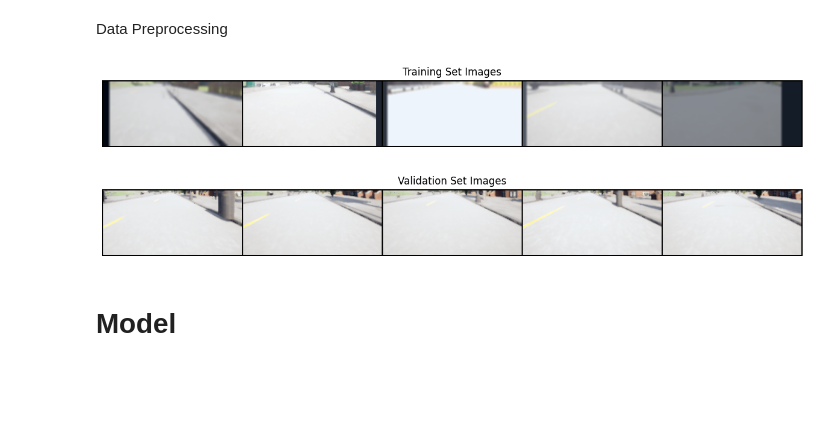
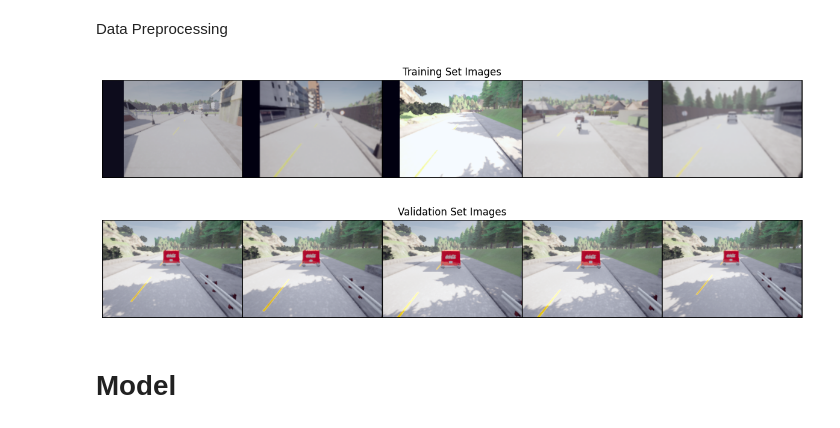
Before and after one commit to prakcoin/ENDEAVR-AutoPilot, a Jupyter notebook: train/AV Training.ipynb, the cells around one changed output. Saved outputs shown, nothing was run; the diff lists cells and outputs as text; code cells hidden in the pictures; blank space fills up the shorter version.

Commit message:
README + latest training results
Trained using newest dataset to great results, model seems like it could do better since it consistently underfits but it beats out the original papers loss

```diff
--- a/train/AV Training.ipynb
+++ b/train/AV Training.ipynb
@@ -112,8 +140,8 @@ class RandomHorizontalFlipWithSteeringAngle(object):
 Data Preprocessing
 # %%
 class AVDataset(Dataset):
-    def __init__(self, data_path, resize, transform):
-        self.file_paths = glob.glob(os.path.join(data_path, "*.h5"))
+    def __init__(self, data_path, transform):
+        self.file_paths = glob.glob(os.path.join(data_path, "*.hdf5"))
         self.file_paths.sort()
         self.lengths = []
         self.total_length = 0
@@ -125,7 +153,6 @@ class AVDataset(Dataset):
             self.lengths.append(length)
             self.total_length += length
 
-        self.resize = resize
         self.transform = transform
 
     def __len__(self):
@@ -142,29 +169,29 @@ class AVDataset(Dataset):
 
         file = self.files[file_idx]
 
-        input_image = torch.tensor(file['image'][idx]).permute(2, 0, 1)
-        speed_value = torch.tensor(file['speed'][idx][0], dtype=torch.float32)
+        input_image = torch.tensor(file['rgb'][idx]).permute(2, 0, 1)
+        speed_value = torch.tensor(file['measurements'][idx][0], dtype=torch.float32)
         speed_value = torch.clamp(speed_value / 40.0, 0, 1.0).to(torch.float32)
         hlc_value = torch.tensor(file['hlc'][idx][0], dtype=torch.long)
         hlc_value = F.one_hot(hlc_value.to(torch.int64), num_classes=4)
+        light_value = torch.tensor(file['light'][idx][0], dtype=torch.long)
+        light_value = F.one_hot(light_value.to(torch.int64), num_classes=4)
         control_value = file['controls'][idx]
-
-        if self.resize:
-            input_image = T.resize(input_image, (52, 112))
 
         if self.transform:
             input_image, control_value = ShiftAndAdjustSteer(shift_fraction=0.15, steer_adjust=1.0)(input_image, control_value)
-            input_image = v2.ColorJitter(brightness=0.5, contrast=0.5, saturation=None, hue=None)(input_image)
-            input_image = v2.RandomApply(torch.nn.ModuleList([v2.GaussianBlur(kernel_size=5, sigma=(0.5, 3.)),]), p=0.5)(input_image)
+            input_image = v2.ColorJitter(brightness=0.2, contrast=0.2, saturation=None, hue=None)(input_image)
+            input_image = v2.RandomApply(torch.nn.ModuleList([v2.GaussianBlur(kernel_size=5, sigma=(0.2, 2.)),]), p=0.5)(input_image)
+            #input_image = AddRandomDarkPolygons(p=0.5)(input_image)
 
         input_image = input_image / 255.0
-        input_image = v2.Normalize(mean=(0.8280, 0.8017, 0.7688,), std=(0.1420, 0.1428, 0.1463,))(input_image)
-        control_value = torch.tensor([(control_value[0]+ 1.0) / 2.0, (control_value[1] - control_value[2] + 1.0) / 2.0], dtype=torch.float32)
+        input_image = v2.Normalize(mean=(0.7548, 0.7418, 0.7100,), std=(0.1905, 0.1858, 0.1949,))(input_image)
+        control_value = torch.tensor([(control_value[0] - control_value[2] + 1.0) / 2.0, (control_value[1]+ 1.0) / 2.0], dtype=torch.float32)
 
-        return input_image, hlc_value, speed_value, control_value
+        return input_image, hlc_value, speed_value, light_value, control_value
 
-train_dataset = AVDataset(data_path='/content/drive/My Drive/AV Research/Data/Training Data/', resize=False, transform=True)
-val_dataset = AVDataset(data_path='/content/drive/My Drive/AV Research/Data/Val Data/', resize=False, transform=False)
+train_dataset = AVDataset(data_path='/content/drive/My Drive/AV Research/Data/segmentation-carla-driving/train', transform=True)
+val_dataset = AVDataset(data_path='/content/drive/My Drive/AV Research/Data/segmentation-carla-driving/val', transform=False)
 
 batch_size = 32
 train_loader = DataLoader(train_dataset, batch_size=batch_size, shuffle=True, num_workers=1, pin_memory=True)
@@ -172,31 +199,30 @@ val_loader = DataLoader(val_dataset, batch_size=batch_size, shuffle=False, num_w
 # %%
 def show_images(images, nrow=5, title=None):
     grid = make_grid(images, nrow=nrow, normalize=True)
     npimg = grid.numpy()
     plt.figure(figsize=(15, 6))
     plt.imshow(np.transpose(npimg, (1, 2, 0)))
     if title:
         plt.title(title)
     plt.axis('off')
     plt.show()
 
 def plot_images_from_loader(loader, title):
     dataiter = iter(loader)
-    images, _, _, _ = next(dataiter)
+    images, _, _, _, _ = next(dataiter)
     batch_size = images.shape[0]
 
     random_indices = random.sample(range(batch_size), 5)
     random_images = images[random_indices]
 
     show_images(random_images, title=title)
 
 
-# Assuming train_loader and val_loader are defined
 plot_images_from_loader(train_loader, title="Training Set Images")
 plot_images_from_loader(val_loader, title="Validation Set Images")
 # %% [output]
-[figure, old version]
+[figure, new version]
-[figure, old version]
+[figure, new version]
 # %% [markdown]
 # Model
 # %%
```
Also changed, not shown: parts of 7 cells of this notebook, 3 other files.
